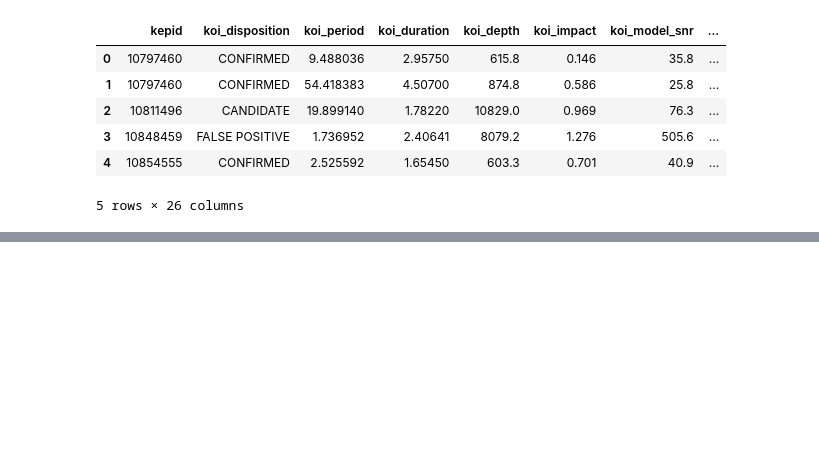
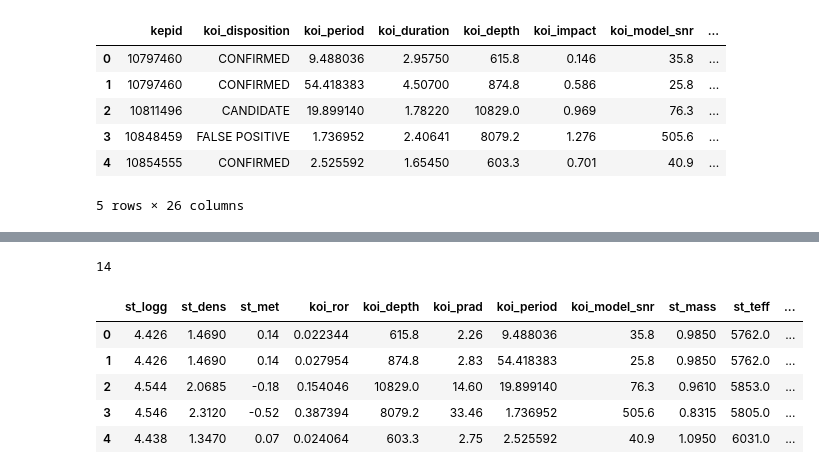
Before and after one commit to drachmacollector/Stellar-Analytics, a Jupyter notebook: Stellar_Analytics.ipynb, the cells around one changed output, grey strips where cells are left out. Saved outputs shown, nothing was run; the diff lists cells and outputs as text; code cells hidden in the pictures; blank space fills up the shorter version.

```diff
--- a/Stellar_Analytics.ipynb
+++ b/Stellar_Analytics.ipynb
@@ -489,0 +504,11 @@ df.head()
+# %%
+print(len(TO_USE))
+df[TO_USE].head()
+# %% [output]
+14
+|  | st_logg | st_dens | st_met | koi_ror | koi_depth | koi_prad | koi_period | koi_model_snr | st_mass | st_teff | ... |
+| 0 | 4.426 | 1.4690 | 0.14 | 0.022344 | 615.8 | 2.26 | 9.488036 | 35.8 | 0.9850 | 5762.0 | ... |
+| 1 | 4.426 | 1.4690 | 0.14 | 0.027954 | 874.8 | 2.83 | 54.418383 | 25.8 | 0.9850 | 5762.0 | ... |
+| 2 | 4.544 | 2.0685 | -0.18 | 0.154046 | 10829.0 | 14.60 | 19.899140 | 76.3 | 0.9610 | 5853.0 | ... |
+| 3 | 4.546 | 2.3120 | -0.52 | 0.387394 | 8079.2 | 33.46 | 1.736952 | 505.6 | 0.8315 | 5805.0 | ... |
+| 4 | 4.438 | 1.3470 | 0.07 | 0.024064 | 603.3 | 2.75 | 2.525592 | 40.9 | 1.0950 | 6031.0 | ... |
```
Also changed, not shown: parts of 11 cells of this notebook.
